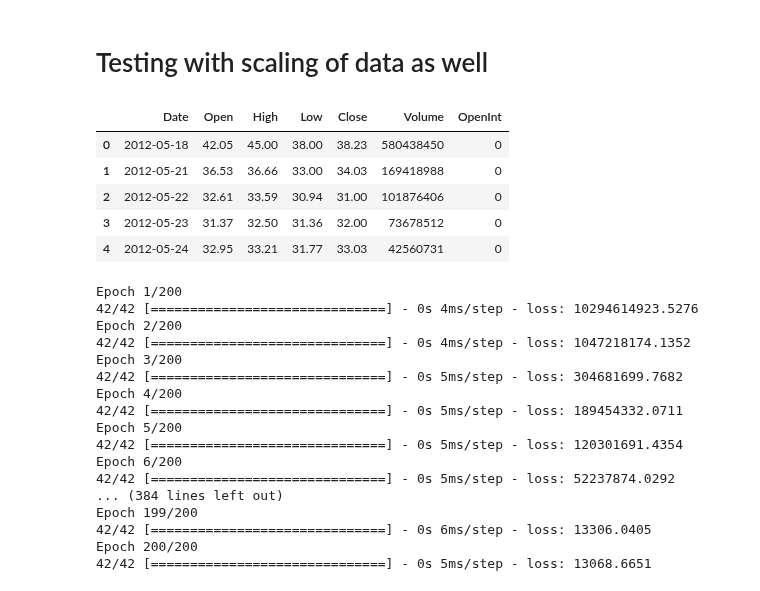
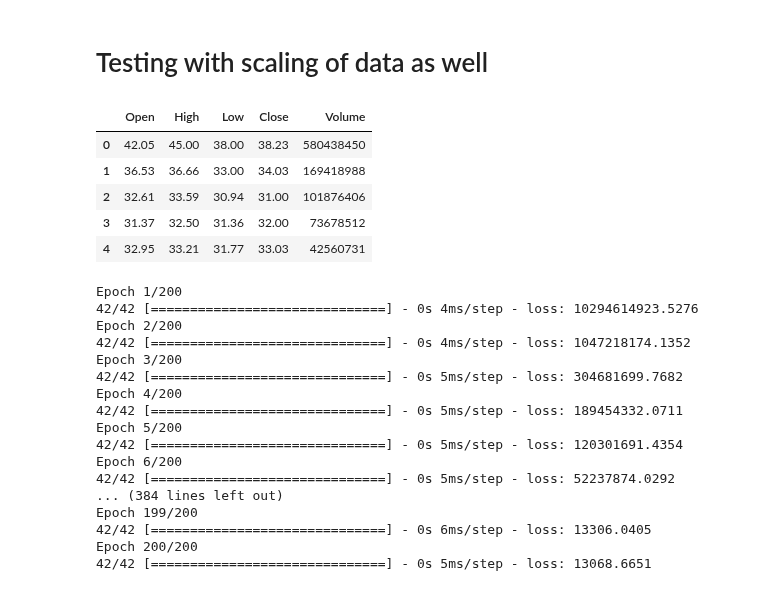
Before and after one commit to vagabundoo/predicting_financial_markets_deep_learning, a Jupyter notebook: workflow/01-03-multivariate-model-testing.ipynb, the cells around one changed output. Saved outputs shown, nothing was run; the diff lists cells and outputs as text; code cells hidden in the pictures.

```diff
--- a/workflow/01-03-multivariate-model-testing.ipynb
+++ b/workflow/01-03-multivariate-model-testing.ipynb
@@ -248,15 +248,16 @@ Epoch 200/200
 # Testing with scaling of data as well
 # %%
 from keras.preprocessing.sequence import TimeseriesGenerator
-# %%
-data.head()
-# %% [output]
-|  | Date | Open | High | Low | Close | Volume | OpenInt |
-| 0 | 2012-05-18 | 42.05 | 45.00 | 38.00 | 38.23 | 580438450 | 0 |
-| 1 | 2012-05-21 | 36.53 | 36.66 | 33.00 | 34.03 | 169418988 | 0 |
-| 2 | 2012-05-22 | 32.61 | 33.59 | 30.94 | 31.00 | 101876406 | 0 |
-| 3 | 2012-05-23 | 31.37 | 32.50 | 31.36 | 32.00 | 73678512 | 0 |
-| 4 | 2012-05-24 | 32.95 | 33.21 | 31.77 | 33.03 | 42560731 | 0 |
+# %%
+data = data.drop(columns=['Date', 'OpenInt'])
+data.head()
+# %% [output]
+|  | Open | High | Low | Close | Volume |
+| 0 | 42.05 | 45.00 | 38.00 | 38.23 | 580438450 |
+| 1 | 36.53 | 36.66 | 33.00 | 34.03 | 169418988 |
+| 2 | 32.61 | 33.59 | 30.94 | 31.00 | 101876406 |
+| 3 | 31.37 | 32.50 | 31.36 | 32.00 | 73678512 |
+| 4 | 32.95 | 33.21 | 31.77 | 33.03 | 42560731 |
 # %%
 length = 50
 gen = TimeseriesGenerator(data = np.array(data)[:,1:6], targets=np.array(data)[:,1], length=length, batch_size=32)
```
Also changed, not shown: parts of 11 cells of this notebook, 3 other files.
